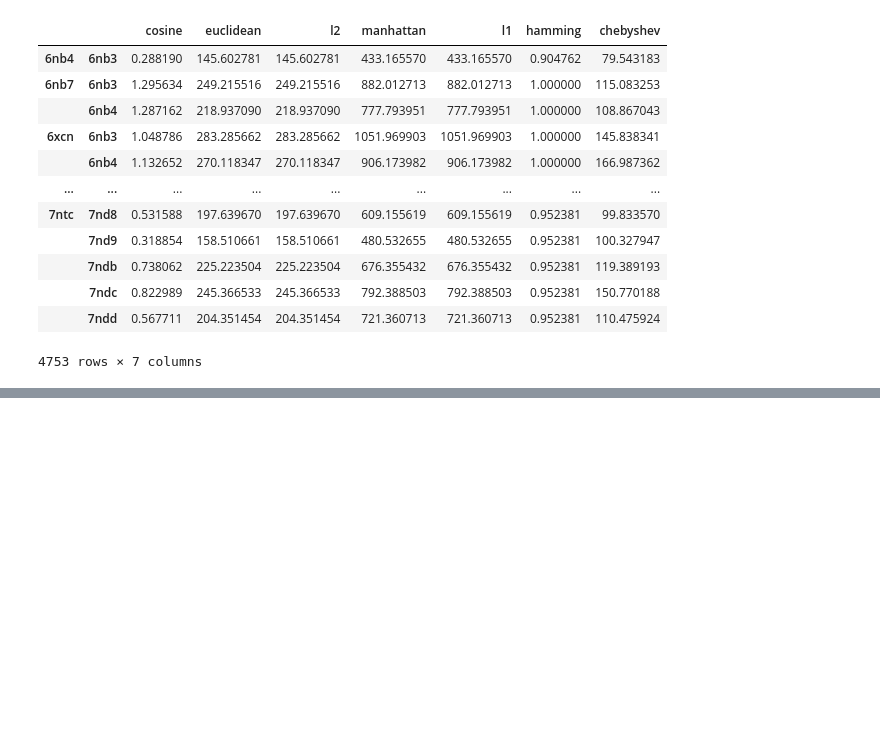
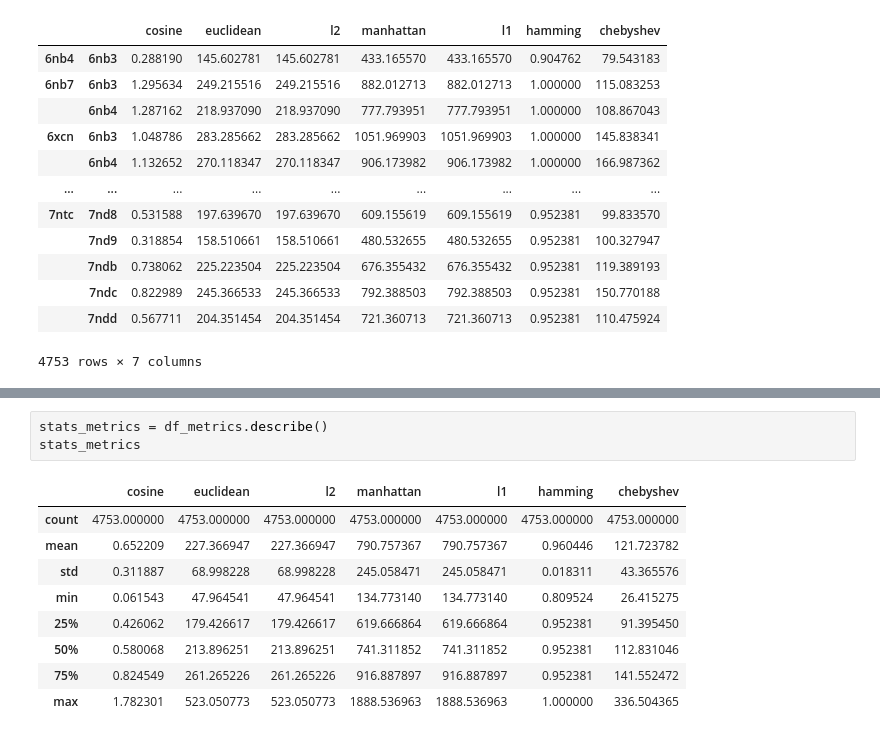
Before and after one commit to hackathonismb/Interface-analysis-of-SARS-CoV-2-antibodies-vs-ACE2, a Jupyter notebook: compute_similarity.ipynb, the cells around one changed output, grey strips where cells are left out. Drawn from its saved outputs; the diff is of its cells as text; blank space fills up the shorter version.

```diff
--- a/compute_similarity.ipynb
+++ b/compute_similarity.ipynb
@@ -87,0 +97,13 @@ df_metrics
+# %%
+stats_metrics = df_metrics.describe()
+stats_metrics
+# %% [output]
+|  | cosine | euclidean | l2 | manhattan | l1 | hamming | chebyshev |
+| count | 4753.000000 | 4753.000000 | 4753.000000 | 4753.000000 | 4753.000000 | 4753.000000 | 4753.000000 |
+| mean | 0.652209 | 227.366947 | 227.366947 | 790.757367 | 790.757367 | 0.960446 | 121.723782 |
+| std | 0.311887 | 68.998228 | 68.998228 | 245.058471 | 245.058471 | 0.018311 | 43.365576 |
+| min | 0.061543 | 47.964541 | 47.964541 | 134.773140 | 134.773140 | 0.809524 | 26.415275 |
+| 25% | 0.426062 | 179.426617 | 179.426617 | 619.666864 | 619.666864 | 0.952381 | 91.395450 |
+| 50% | 0.580068 | 213.896251 | 213.896251 | 741.311852 | 741.311852 | 0.952381 | 112.831046 |
+| 75% | 0.824549 | 261.265226 | 261.265226 | 916.887897 | 916.887897 | 0.952381 | 141.552472 |
+| max | 1.782301 | 523.050773 | 523.050773 | 1888.536963 | 1888.536963 | 1.000000 | 336.504365 |
```
Also changed, not shown: parts of 6 cells of this notebook, 1 other file.
